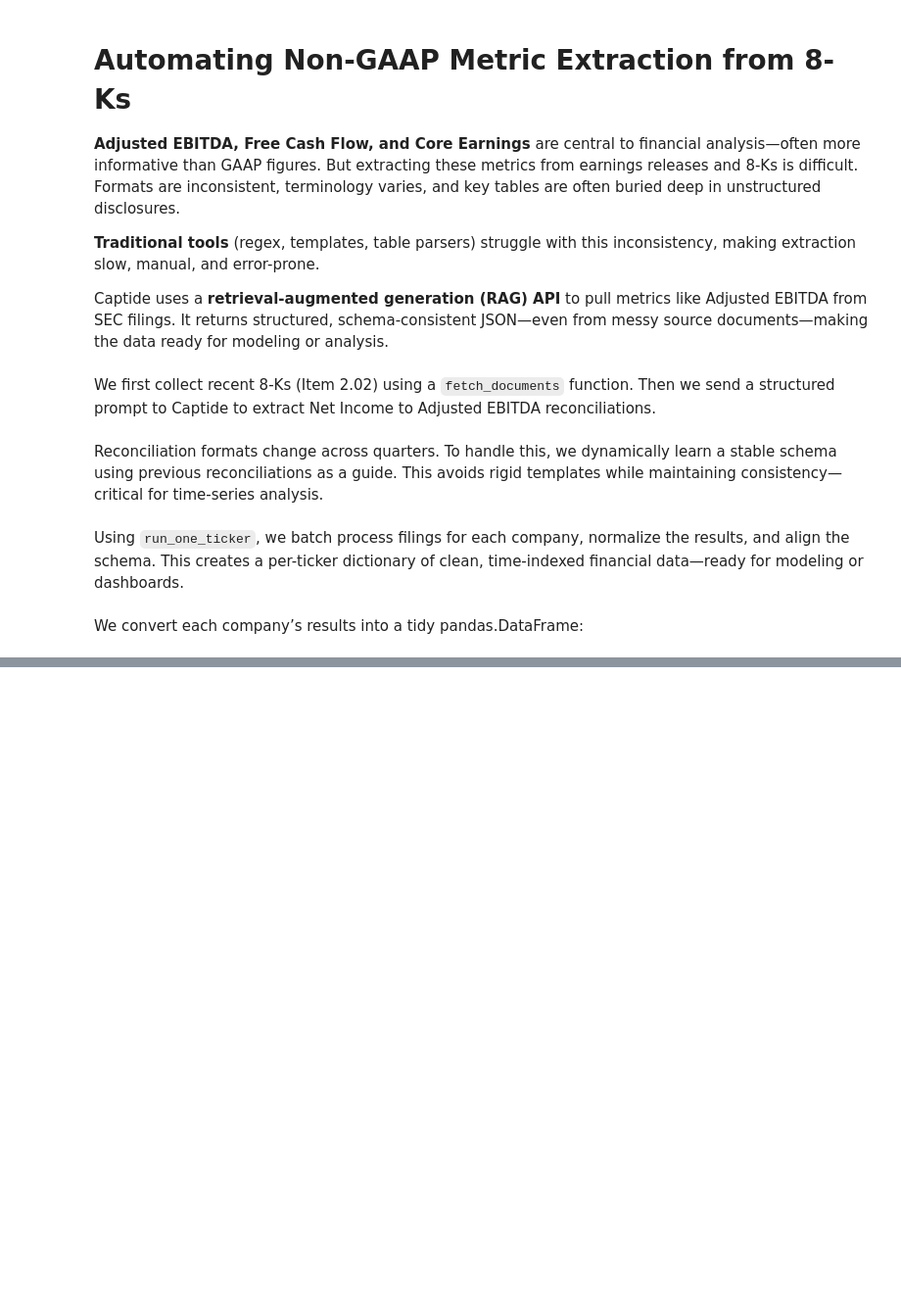
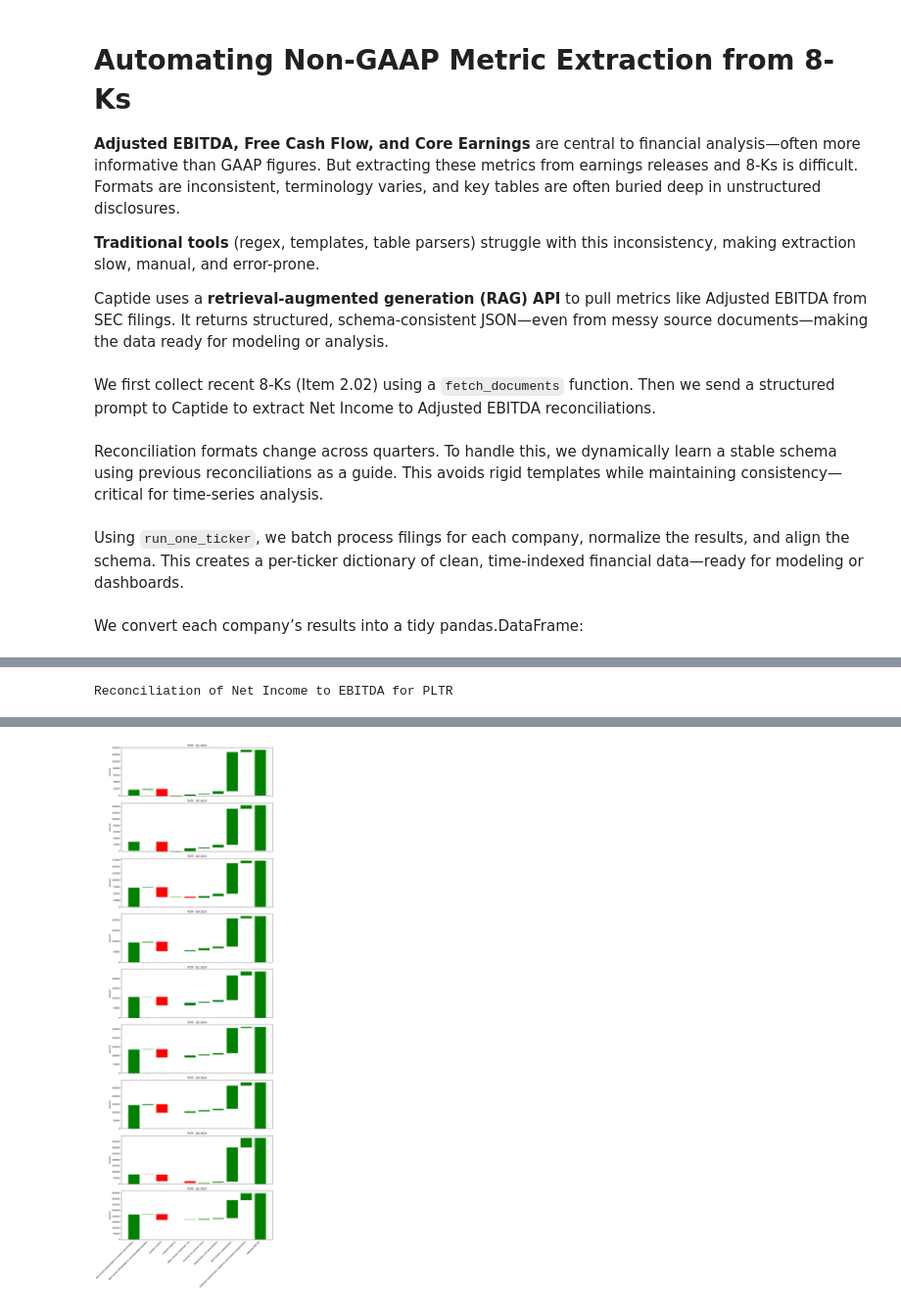
Before and after one commit to captide-tech/captide-case-studies, a Jupyter notebook: notebooks/8k-data-extraction.ipynb, the cells around one changed output, grey strips where cells are left out. Shown: that part at 98% size. Drawn from its saved outputs; the diff is of its cells as text; code cells hidden in the pictures; blank space fills up the shorter version.

Commit message:
update charting

```diff
--- a/notebooks/8k-data-extraction.ipynb
+++ b/notebooks/8k-data-extraction.ipynb
@@ -19,7 +19,7 @@ HEADERS = {
     "Accept": "application/json"
 }
 
-TICKERS = ["LYFT", "PLTR", "UBER"]
+TICKERS = ["PLTR"]
 # %%
 import re, json, requests, pandas as pd
 from typing import Dict, List
@@ -72,10 +72,10 @@ Reconciliation formats change across quarters. To handle this, we dynamically le
 # %%
 BASE_PROMPT = (
     "Return a single valid JSON object with double-quoted keys and numeric values. The object must represent the reconciliation "
-    "from Net Income to Adjusted EBITDA, including all reported line items. Numeric values must be converted to thousands of USD, "
-    "and the keys must be the name of each line item, but adapted to more common naming conventions if needed. Do not include words like "
-    "'add' or 'less' in the keys. Use positive values for metrics that are added to Net Income in the reconciliation and negative "
-    "values for metrics that are subtracted. Output only the JSON object—no commentary or extra text."
+    "from Net Income to Adjusted EBITDA, including all reported line items and adjusted EBITDA. Numeric values must be converted "
+    "to thousands of USD, and the keys must be the name of each line item, but adapted to more common naming conventions if needed. "
+    "Do not include words like 'add' or 'less' in the keys. Use positive values for metrics that are added to Net Income in the "
+    "reconciliation and negative values for metrics that are subtracted. Output only the JSON object—no commentary or extra text."
 )
 
 def build_prompt(prev_keys: List[str]) -> str:
@@ -207,0 +148,57 @@ Reconciliation o UBER
+# %%
+import pandas as pd
+import matplotlib.pyplot as plt
+from IPython.display import display
+
+tables = {}
+for ticker, payload in per_ticker_output.items():
+    key_order = payload["keys"]
+    series_by_q = payload["data"]
+    df = pd.DataFrame(series_by_q).reindex(key_order)
+    df.index.name = "Line item"
+
+    # Replace NaNs with 0 and convert all numeric values to integers
+    df = df.fillna(0).astype(int)
+    tables[ticker] = df
+
+for t, frame in tables.items():
+    print(f"Reconciliation of Net Income to EBITDA for {t}")
+    display(frame)
+
+    # Get chart data
+    cols = frame.columns
+    index = frame.index.tolist()
+    num_charts = len(cols)
+
+    fig, axs = plt.subplots(nrows=num_charts, figsize=(12, 4 * num_charts), sharex=True)
+
+    if num_charts == 1:
+        axs = [axs]  # ensure iterable if only one subplot
+
+    for i, col in enumerate(cols):
+        data = frame[col]
+        values = data.values.tolist()
+
+        # Bottom values: cumulative for all but last, last starts at 0
+        bottom = [0]
+        for val in values[:-2]:
+            bottom.append(bottom[-1] + val)
+        bottom.append(0)
+
+        colors = ['green' if v >= 0 else 'red' for v in values]
+
+        axs[i].bar(index, values, bottom=bottom, color=colors)
+        axs[i].set_title(f"{t} - {col}")
+        axs[i].set_ylabel("Amount")
+
+        # Only show x-axis labels on the last subplot
+        if i < num_charts - 1:
+            axs[i].set_xticklabels([])
+        else:
+            axs[i].set_xticks(range(len(index)))
+            axs[i].set_xticklabels(index, rotation=45, ha='right')
+
+    plt.tight_layout()
+    plt.show()
+# %% [output]
+Reconciliation of Net Income to EBITDA for PLTR
@@ -207,0 +217 @@ Reconciliation o UBER
+[figure, added]
```
Also changed, not shown: parts of 2 cells of this notebook.
